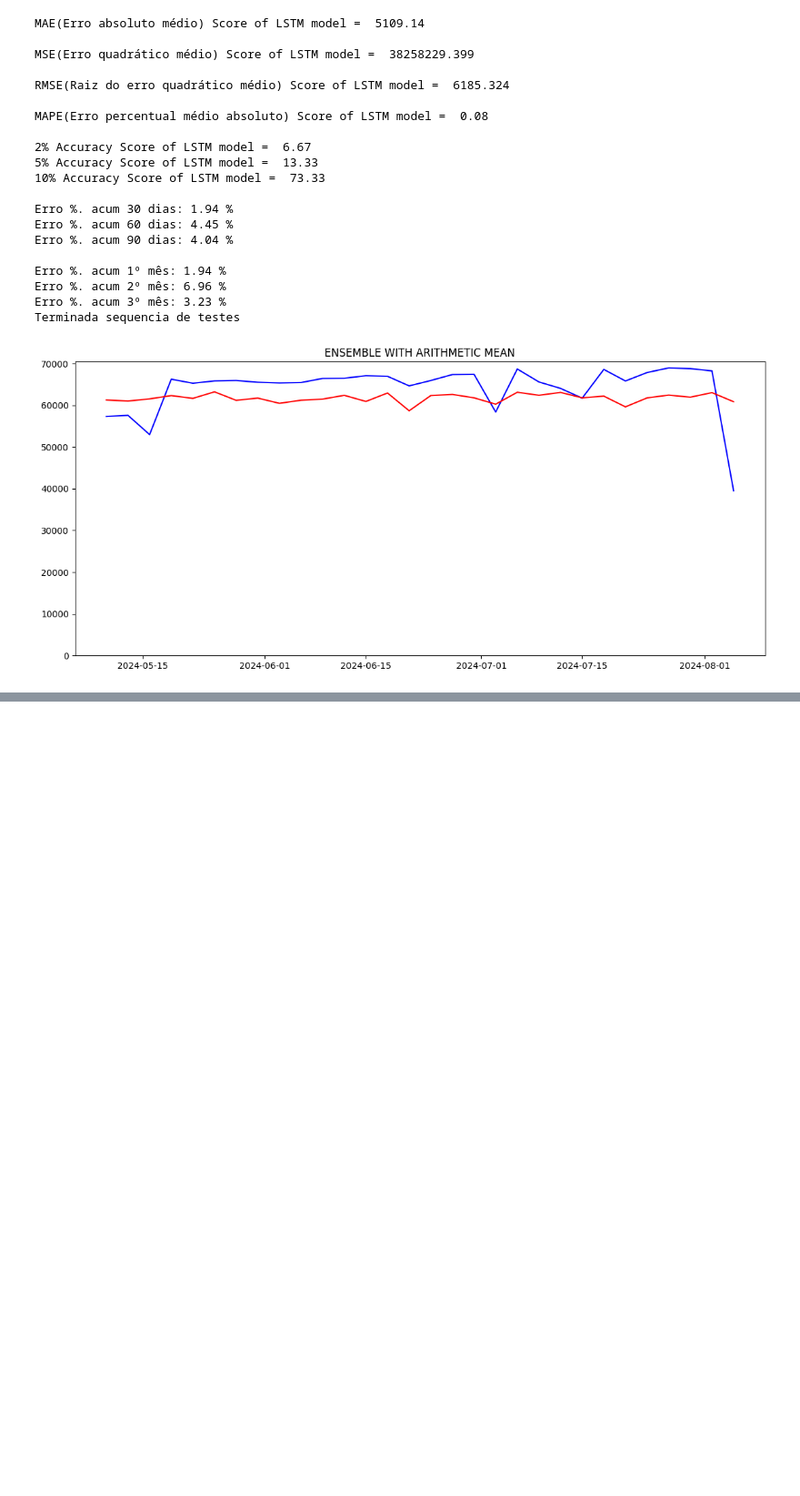
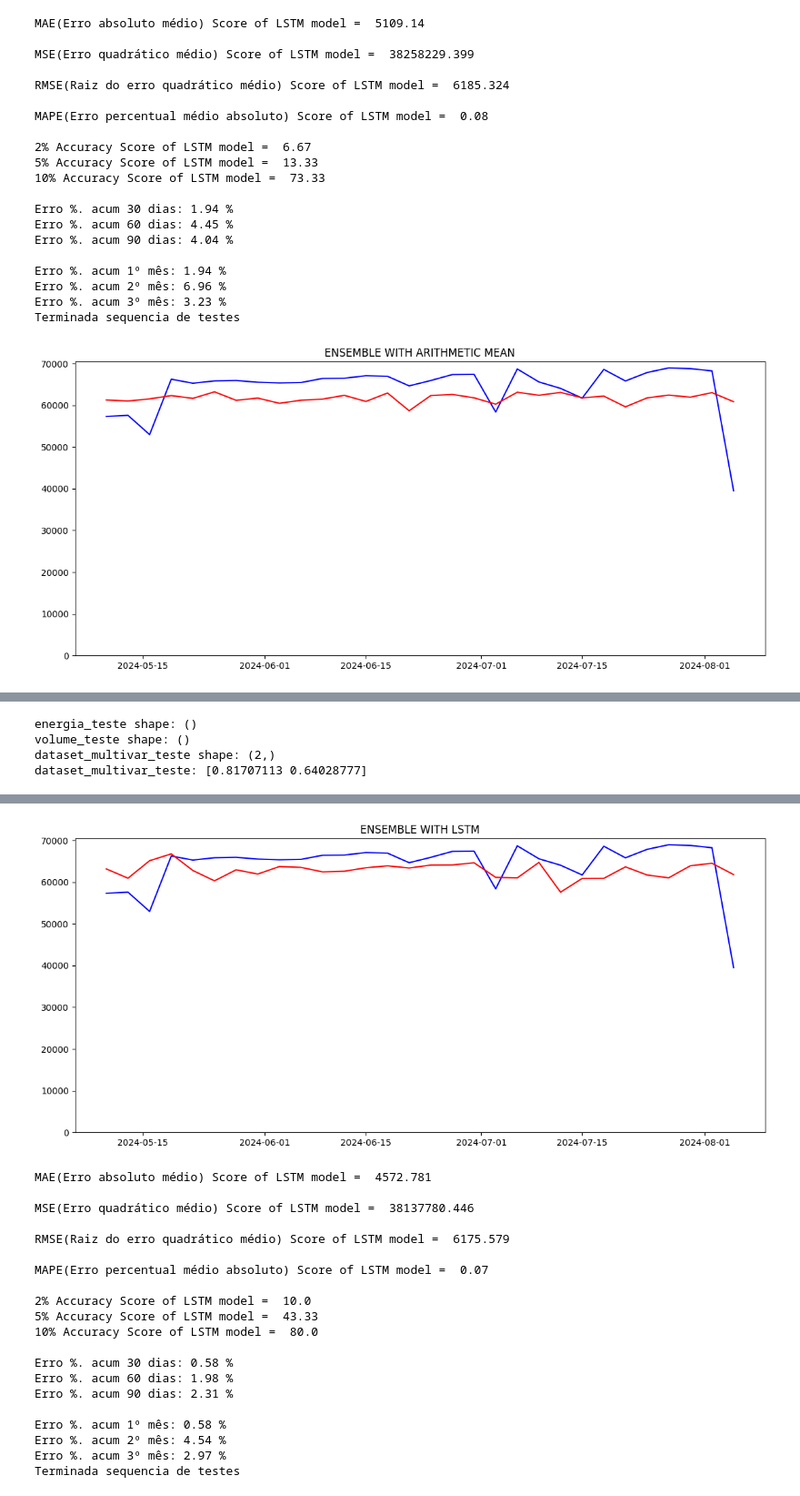
Before and after one commit to RenanFTorres/lstm-timeseries-energy, a Jupyter notebook: Ensemble_teste.ipynb, the cells around one changed output, grey strips where cells are left out. Shown at 91% size. Saved outputs shown, nothing was run; the diff lists cells and outputs as text; code cells hidden in the pictures; blank space fills up the shorter version.

```diff
--- a/Ensemble_teste.ipynb
+++ b/Ensemble_teste.ipynb
@@ -1258,0 +1366,44 @@ Terminada sequencia de testes
+# %%
+energia_teste = duas_unas_validation_scaled.iloc[0][0]
+volume_teste = volume_du_df_validation.iloc[0][0]
+
+dataset_multivar_teste = np.stack([energia_teste, volume_teste], axis=-1) # Preparar os 2 recursos de entrada para o formato correto
+
+print(f"energia_teste shape: {energia_teste.shape}")
+print(f"volume_teste shape: {volume_teste.shape}")
+print(f"dataset_multivar_teste shape: {dataset_multivar_teste.shape}")
+print(f"dataset_multivar_teste: {dataset_multivar_teste}")
+
+X = dataset_multivar_teste.reshape(1, 1, 2)
+
+# X_val_concat = np.concatenate((pred_tl,pred_concat), axis=0)
+# X_val_concat_array = np.array(X_val_concat)
+X_val_concat = np.array(concat_preds_alt).reshape(1, -1)  # shape será (1, 60)
+
+pred = model_lstm.predict(X)
+y_pred_rescaled = scalers[4].inverse_transform(pred)
+y_pred_rescaled = y_pred_rescaled.reshape(-1)  # Converte para 1D, se necessário
+duas_unas_validation_rescaled = scalers[4].inverse_transform(duas_unas_validation_scaled[1:])
+
+plt.figure(figsize=(14,6))
+plt.plot(duas_unas_validation_scaled[1:].index, duas_unas_validation_rescaled, label="Original", color='blue')
+plt.plot(duas_unas_validation_scaled[1:].index, y_pred_rescaled, label="Predict", color='red')
+plt.yticks(np.arange(0,80000,step=10000))
+plt.title("ENSEMBLE WITH LSTM")
+
+# Nome do arquivo incluindo a variável 'validation_method'
+file_name = f'prediction_plot_with_LSTM_input_alt.png'
+
+# Caminho completo para salvar o arquivo
+save_path = os.path.join(diretorio_resultados_ensemble, file_name)
+
+# Salvar o plot
+plt.savefig(save_path)
+plt.show()
+
+avaliacao_multistep(y_pred_rescaled, duas_unas_validation_rescaled, diretorio_resultados_ensemble, 'LSTM_alt')
+# %% [output]
+energia_teste shape: ()
+volume_teste shape: ()
+dataset_multivar_teste shape: (2,)
+dataset_multivar_teste: [0.81707113 0.64028777]
@@ -1258,0 +1411,21 @@ Terminada sequencia de testes
+[figure, added]
+MAE(Erro absoluto médio) Score of LSTM model =  4572.781
+
+MSE(Erro quadrático médio) Score of LSTM model =  38137780.446
+
+RMSE(Raiz do erro quadrático médio) Score of LSTM model =  6175.579
+
+MAPE(Erro percentual médio absoluto) Score of LSTM model =  0.07
+
+2% Accuracy Score of LSTM model =  10.0
+5% Accuracy Score of LSTM model =  43.33
+10% Accuracy Score of LSTM model =  80.0
+
+Erro %. acum 30 dias: 0.58 %
+Erro %. acum 60 dias: 1.98 %
+Erro %. acum 90 dias: 2.31 %
+
+Erro %. acum 1º mês: 0.58 %
+Erro %. acum 2º mês: 4.54 %
+Erro %. acum 3º mês: 2.97 %
+Terminada sequencia de testes
```
Also changed, not shown: parts of 15 cells of this notebook, 5 other files.
